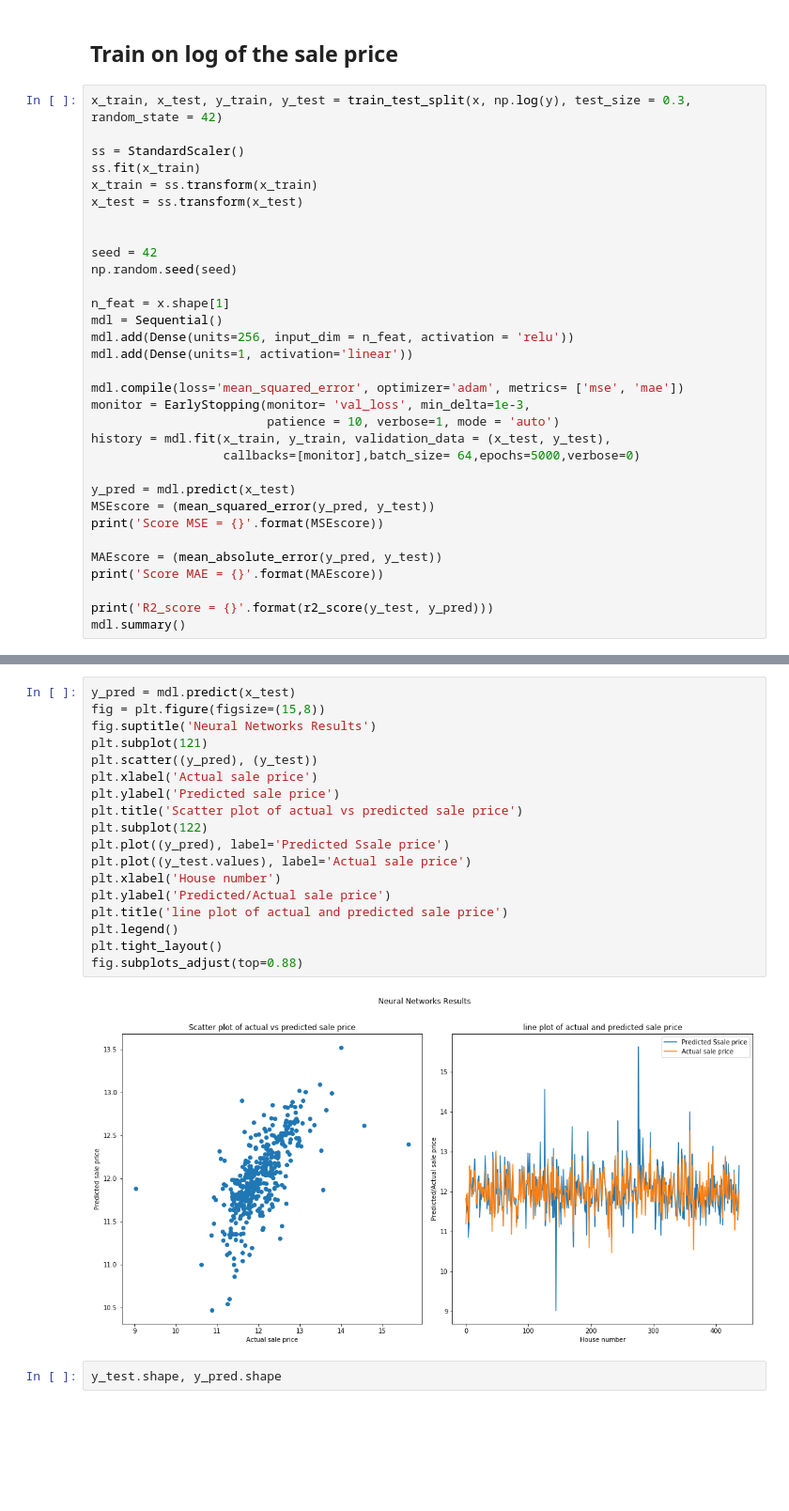
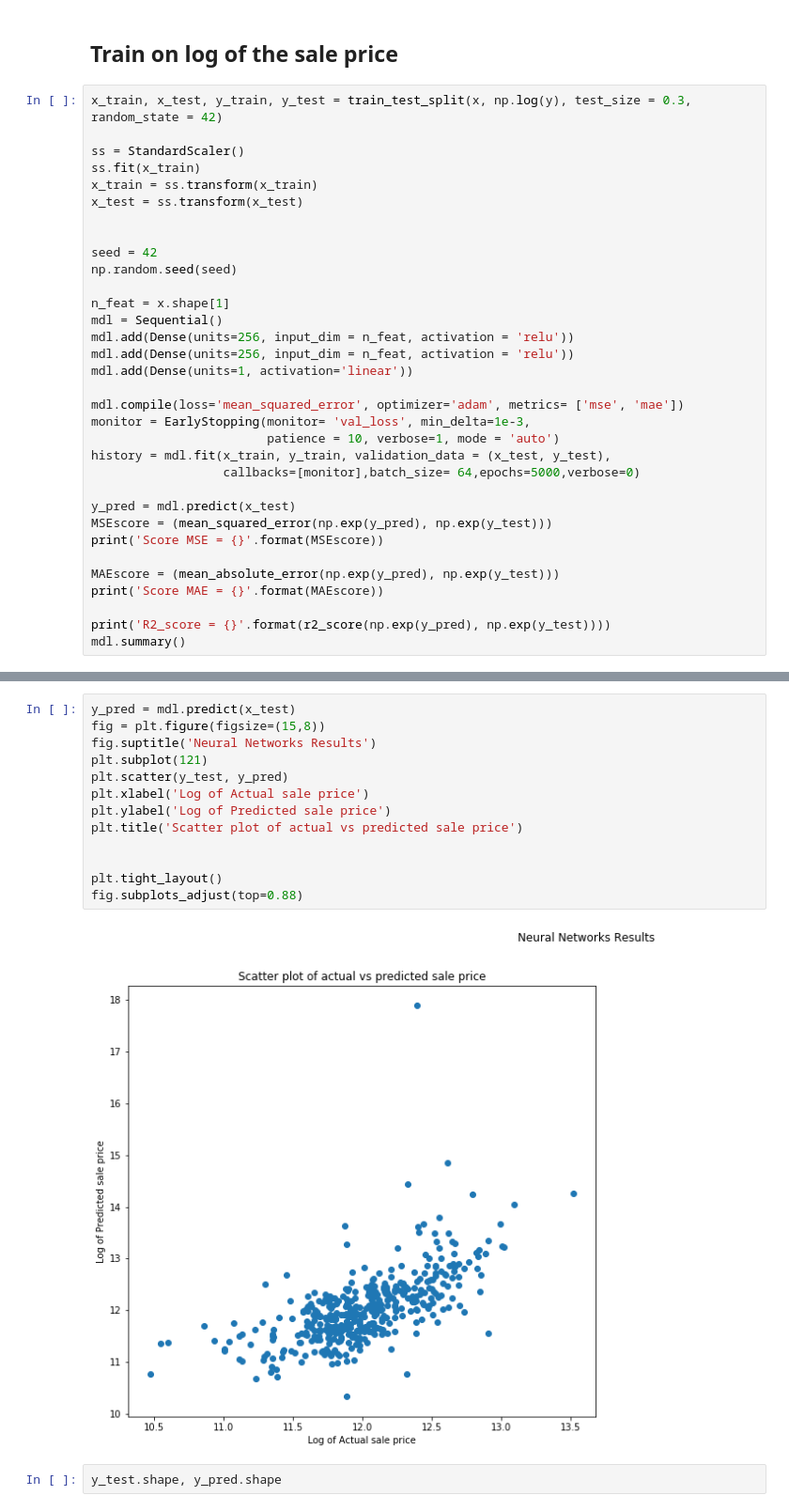
Before and after one commit to Yaohua-Chang/ML-Final-Project, a Jupyter notebook: Tamer/Week 04 NN .ipynb, the cells around one changed output, grey strips where cells are left out. Shown: that part at 94% size. Saved outputs shown, nothing was run; the diff lists cells and outputs as text; blank space fills up the shorter version.

```diff
--- a/Tamer/Week 04 NN .ipynb
+++ b/Tamer/Week 04 NN .ipynb
@@ -131,6 +131,7 @@ np.random.seed(seed)
 n_feat = x.shape[1]
 mdl = Sequential()
 mdl.add(Dense(units=256, input_dim = n_feat, activation = 'relu'))
+mdl.add(Dense(units=256, input_dim = n_feat, activation = 'relu'))
 mdl.add(Dense(units=1, activation='linear'))
 
 mdl.compile(loss='mean_squared_error', optimizer='adam', metrics= ['mse', 'mae'])
@@ -140,12 +141,12 @@ history = mdl.fit(x_train, y_train, validation_data = (x_test, y_test),
                   callbacks=[monitor],batch_size= 64,epochs=5000,verbose=0)
 
 y_pred = mdl.predict(x_test)
-MSEscore = (mean_squared_error(y_pred, y_test))
+MSEscore = (mean_squared_error(np.exp(y_pred), np.exp(y_test)))
 print('Score MSE = {}'.format(MSEscore))
 
-MAEscore = (mean_absolute_error(y_pred, y_test))
+MAEscore = (mean_absolute_error(np.exp(y_pred), np.exp(y_test)))
 print('Score MAE = {}'.format(MAEscore))
 
-print('R2_score = {}'.format(r2_score(y_test, y_pred)))
+print('R2_score = {}'.format(r2_score(np.exp(y_pred), np.exp(y_test))))
 mdl.summary()
 # %% [output]
@@ -175,23 +178,18 @@ plt.legend()
 # %%
 y_pred = mdl.predict(x_test)
 fig = plt.figure(figsize=(15,8))
 fig.suptitle('Neural Networks Results')
 plt.subplot(121)
-plt.scatter((y_pred), (y_test))
-plt.xlabel('Actual sale price')
-plt.ylabel('Predicted sale price')
+plt.scatter(y_test, y_pred)
+plt.xlabel('Log of Actual sale price')
+plt.ylabel('Log of Predicted sale price')
 plt.title('Scatter plot of actual vs predicted sale price')
-plt.subplot(122)
-plt.plot((y_pred), label='Predicted Ssale price')
-plt.plot((y_test.values), label='Actual sale price')
-plt.xlabel('House number')
-plt.ylabel('Predicted/Actual sale price')
-plt.title('line plot of actual and predicted sale price')
-plt.legend()
+
+
 plt.tight_layout()
 fig.subplots_adjust(top=0.88)
 # %% [output]
-[figure, old version]
+[figure, new version]
 # %%
 y_test.shape, y_pred.shape
 # %% [output]
```
Also changed, not shown: parts of 10 cells of this notebook, 1 other file.
